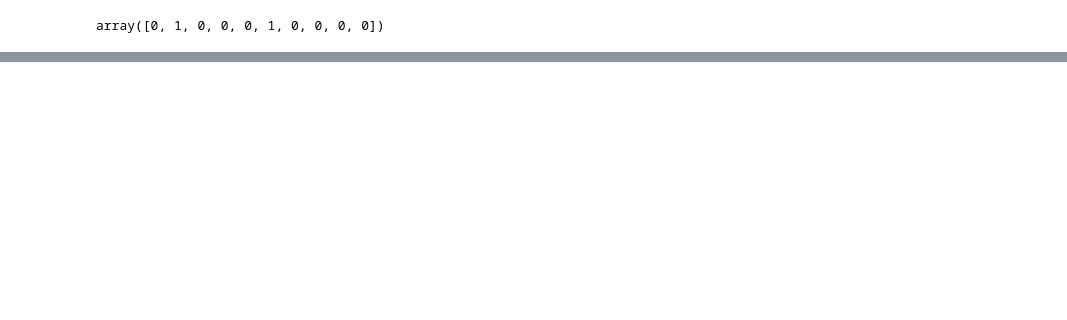
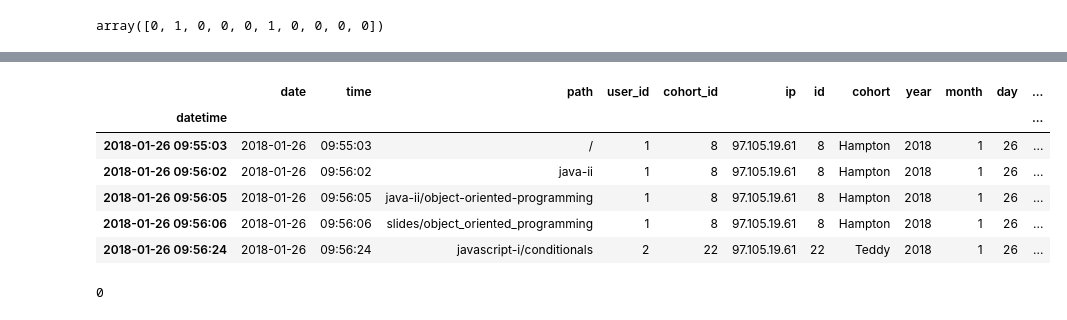
Before and after one commit to GabbyBarajasBroussard/anomaly-detection-exercises, a Jupyter notebook: clustering_anomaly_detection.ipynb, the cells around one changed output, grey strips where cells are left out. Drawn from its saved outputs; the diff is of its cells as text; code cells hidden in the pictures; blank space fills up the shorter version.

```diff
--- a/clustering_anomaly_detection.ipynb
+++ b/clustering_anomaly_detection.ipynb
@@ -268,0 +278,10 @@ plt.show()
+# %%
+df.head()
+# %% [output]
+|  | date | time | path | user_id | cohort_id | ip | id | cohort | year | month | day | ... |
+| datetime |  |  |  |  |  |  |  |  |  |  |  | ... |
+| 2018-01-26 09:55:03 | 2018-01-26 | 09:55:03 | / | 1 | 8 | 97.105.19.61 | 8 | Hampton | 2018 | 1 | 26 | ... |
+| 2018-01-26 09:56:02 | 2018-01-26 | 09:56:02 | java-ii | 1 | 8 | 97.105.19.61 | 8 | Hampton | 2018 | 1 | 26 | ... |
+| 2018-01-26 09:56:05 | 2018-01-26 | 09:56:05 | java-ii/object-oriented-programming | 1 | 8 | 97.105.19.61 | 8 | Hampton | 2018 | 1 | 26 | ... |
+| 2018-01-26 09:56:06 | 2018-01-26 | 09:56:06 | slides/object_oriented_programming | 1 | 8 | 97.105.19.61 | 8 | Hampton | 2018 | 1 | 26 | ... |
+| 2018-01-26 09:56:24 | 2018-01-26 | 09:56:24 | javascript-i/conditionals | 2 | 22 | 97.105.19.61 | 22 | Teddy | 2018 | 1 | 26 | ... |
@@ -268,0 +292,4 @@ plt.show()
+# %%
+df.cohort_id.isna().sum()
+# %% [output]
+0
```
Also changed, not shown: parts of 15 cells of this notebook, 2 other files.
